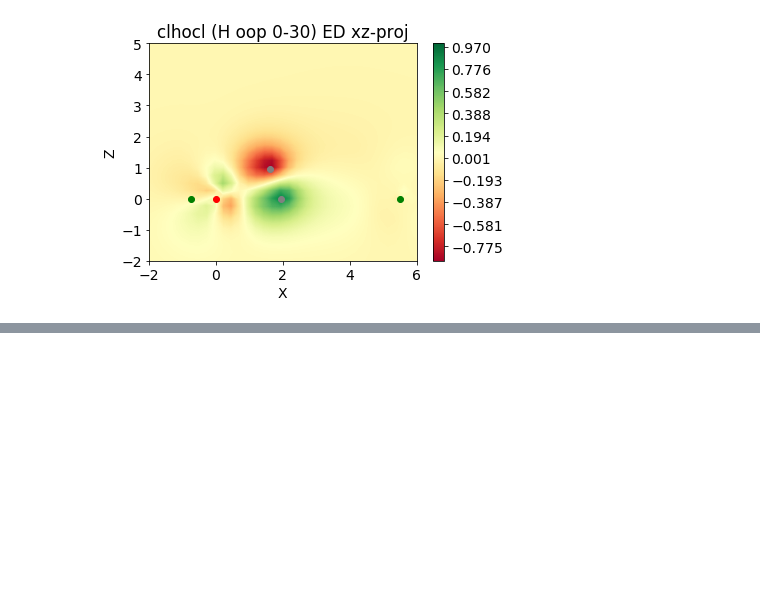
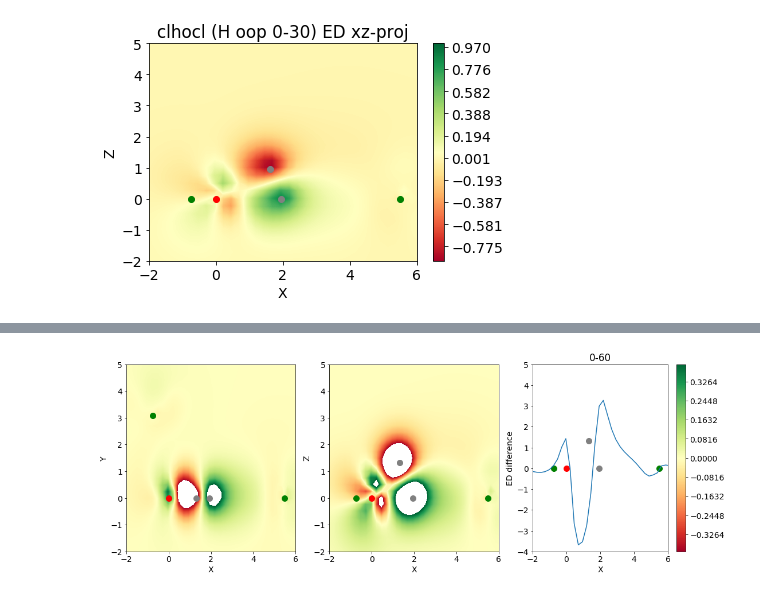
Before and after one commit to cgavinh/mccoy_hocl, a Jupyter notebook: ElectronDensity.ipynb, the cells around one changed output, grey strips where cells are left out. Cells and saved outputs as stored; diff of their text form; code cells hidden in the pictures; blank space fills up the shorter version.

```diff
--- a/ElectronDensity.ipynb
+++ b/ElectronDensity.ipynb
@@ -613,0 +608,4 @@ plt.show()
+# %%
+densityDiff((clhocl_0,clhocl_45), title="0-60", s=100)
+# %% [output]
+[figure, added]
```
Also changed, not shown: parts of 19 cells of this notebook.
